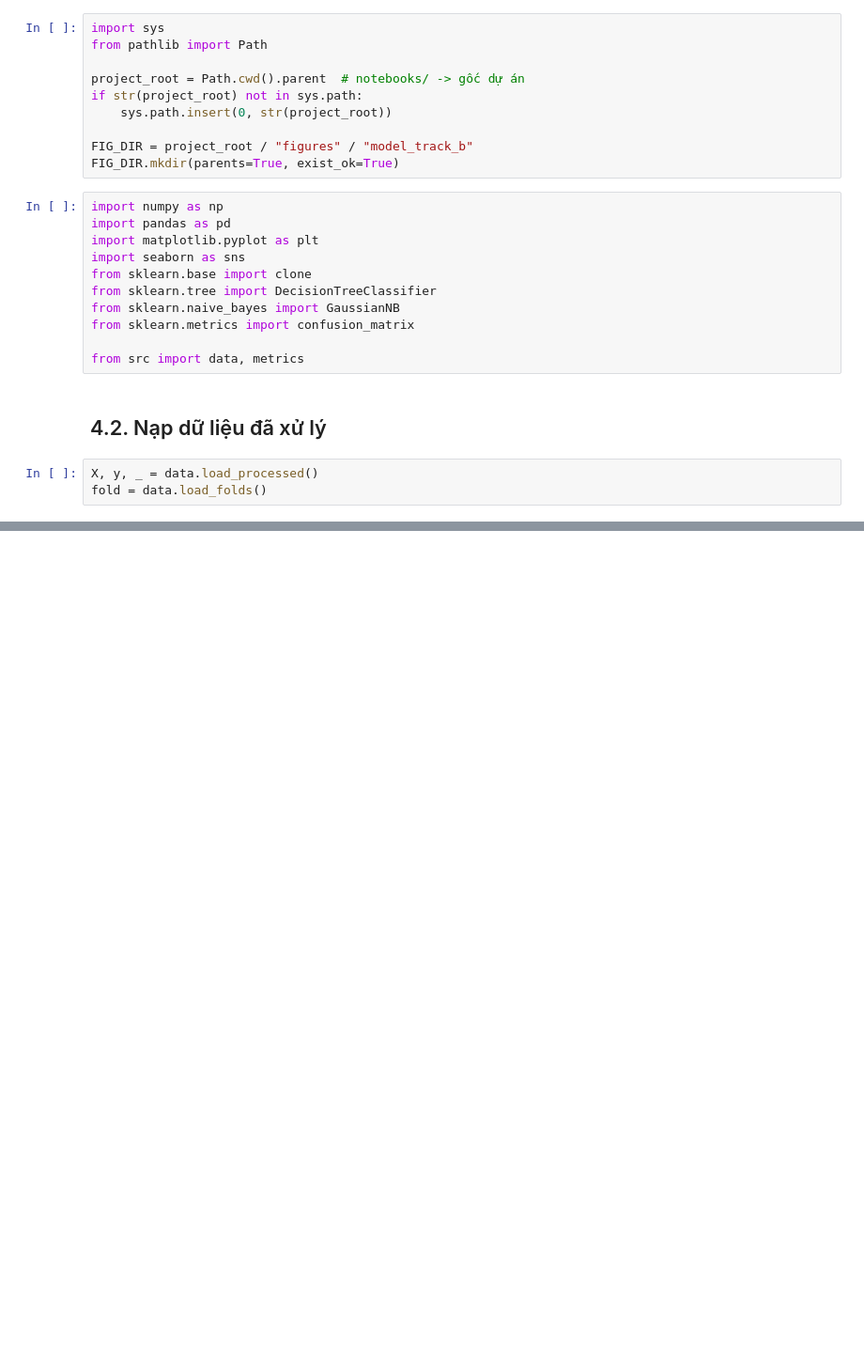
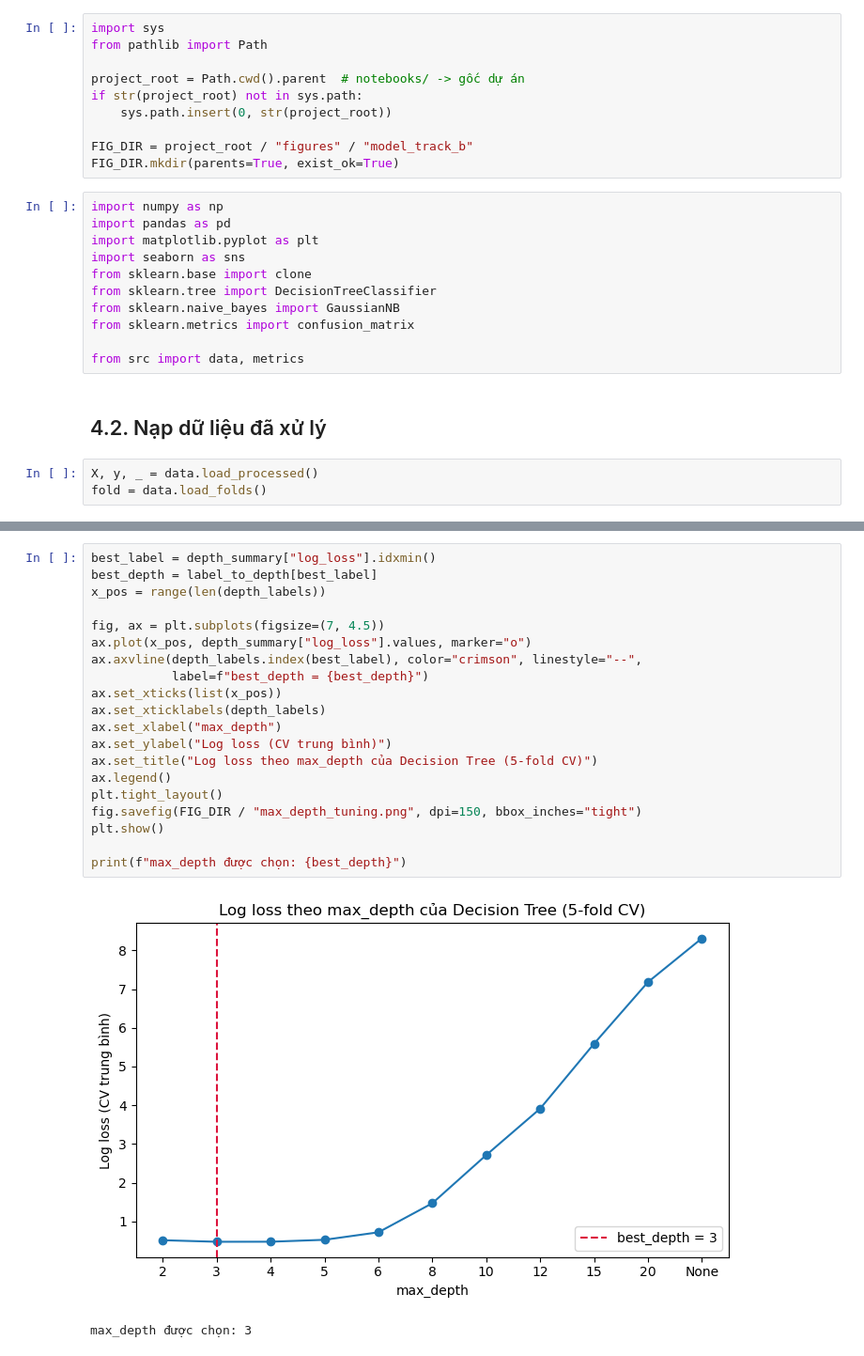
Before and after one commit to AIVIETNAM-AIO-DoHongNhat/Hepatic-Model-Comparison, a Jupyter notebook: notebooks/05_model_track_b.ipynb, the cells around one changed output, grey strips where cells are left out. Shown: that part at 94% size. Cells and saved outputs as stored; diff of their text form; blank space fills up the shorter version.

```diff
--- a/notebooks/05_model_track_b.ipynb
+++ b/notebooks/05_model_track_b.ipynb
@@ -31 +66,24 @@ fold = data.load_folds()
+# %%
+best_label = depth_summary["log_loss"].idxmin()
+best_depth = label_to_depth[best_label]
+x_pos = range(len(depth_labels))
+
+fig, ax = plt.subplots(figsize=(7, 4.5))
+ax.plot(x_pos, depth_summary["log_loss"].values, marker="o")
+ax.axvline(depth_labels.index(best_label), color="crimson", linestyle="--",
+           label=f"best_depth = {best_depth}")
+ax.set_xticks(list(x_pos))
+ax.set_xticklabels(depth_labels)
+ax.set_xlabel("max_depth")
+ax.set_ylabel("Log loss (CV trung bình)")
+ax.set_title("Log loss theo max_depth của Decision Tree (5-fold CV)")
+ax.legend()
+plt.tight_layout()
+fig.savefig(FIG_DIR / "max_depth_tuning.png", dpi=150, bbox_inches="tight")
+plt.show()
+
+print(f"max_depth được chọn: {best_depth}")
+# %% [output]
+[figure, added]
+max_depth được chọn: 3
 # %% [markdown]
```
Also changed, not shown: parts of 17 cells of this notebook, 5 other files.
